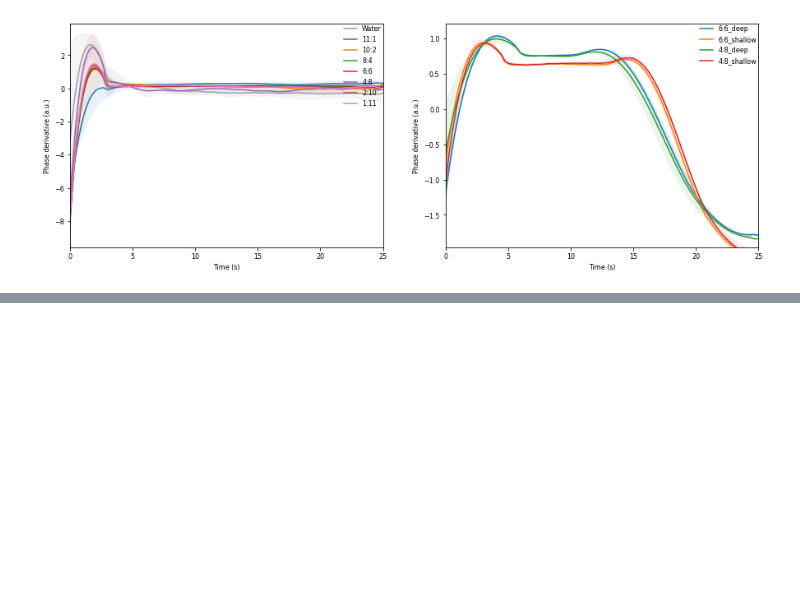
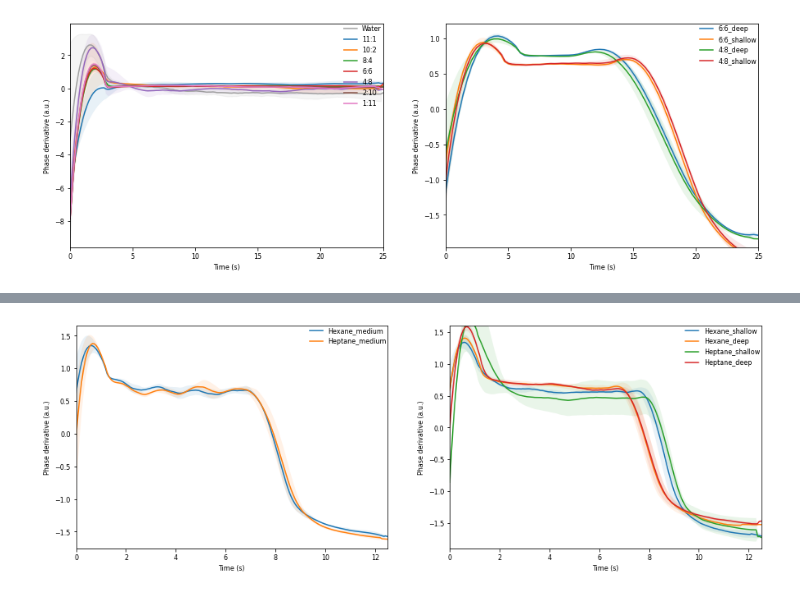
Before and after one commit to soerenbrandt/sniffing-sensor, a Jupyter notebook: Examples.ipynb, the cells around one changed output, grey strips where cells are left out. Saved outputs shown, nothing was run; the diff lists cells and outputs as text; code cells hidden in the pictures; blank space fills up the shorter version.

```diff
--- a/Examples.ipynb
+++ b/Examples.ipynb
@@ -434,0 +439,16 @@ plot_array_data({k:v for k,v in ah_data.items() if '_' in k}, ah_phase, [0,25],
+# %%
+# Sniffing experimtents performed by Anna and Haritosh (before 10/23/22()
+from collections import OrderedDict
+from data.datasets import Dataset
+
+prefix = "Anna_Haritosh_data"
+exp_data = OrderedDict([
+    ('Hexane_shallow', ['hexane_shallow_01', 'hexane_shallow_02', 'hexane_shallow_03']),
+    ('Hexane_medium', ['hexane_medium_01', 'hexane_medium_02', 'hexane_medium_03']),
+    ('Hexane_deep', ['hexane_deep_01', 'hexane_deep_02', 'hexane_deep_03']),
+    ('Heptane_shallow', ['heptane_shallow_01', 'heptane_shallow_02', 'heptane_shallow_03']),
+    ('Heptane_medium', ['heptane_medium_01', 'heptane_medium_02', 'heptane_medium_03']),
+    ('Heptane_deep', ['heptane_deep_01', 'heptane_deep_02', 'heptane_deep_03']),
+])
+
+ah_data = Dataset(exp_data)
@@ -434,0 +467,2 @@ plot_array_data({k:v for k,v in ah_data.items() if '_' in k}, ah_phase, [0,25],
+# %%
+ah_phase, ah_labels = DataLoader(ah_data, transforms=[PhaseTransform, NormalizePhaseTransform], folder=SNIFFING_PATH.joinpath(prefix)).load()
@@ -434,0 +478,19 @@ plot_array_data({k:v for k,v in ah_data.items() if '_' in k}, ah_phase, [0,25],
+# %%
+import matplotlib.pyplot as plt
+
+from data.datasets import COLOR_DICT as color_dict
+
+fig, axes = plt.subplots(1,2, figsize=(15,5))
+
+plot_array_data({k:v for k,v in ah_data.items() if 'medium' in k}, ah_phase, [0,12.5], color_dict = color_dict, ax=axes[0])
+plot_array_data({k:v for k,v in ah_data.items() if not 'medium' in k}, ah_phase, [0,12.5], color_dict = color_dict, ax=axes[1])
+
+# axes[0].get_legend().remove()
+
+# axes[0].set_title('not normalized')
+# axes[1].set_title('normalized')
+
+# axes[0].set_ylabel('Static shift')
+# axes[1].set_ylabel('Static shift, normalized')
+# %% [output]
+[figure, added]
```
Also changed, not shown: parts of 5 cells of this notebook, 2 other files.
